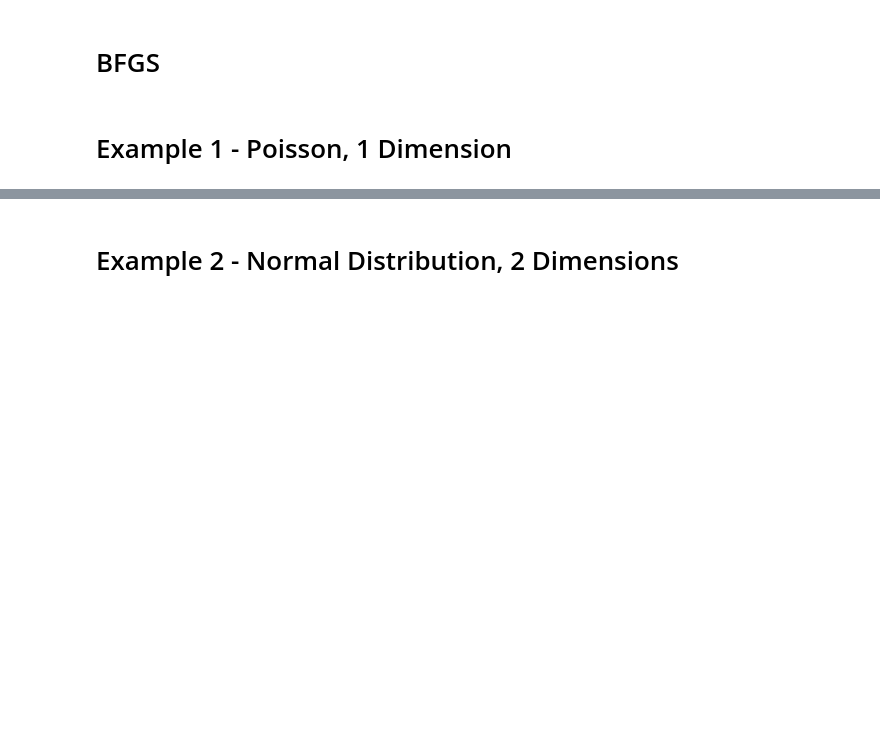
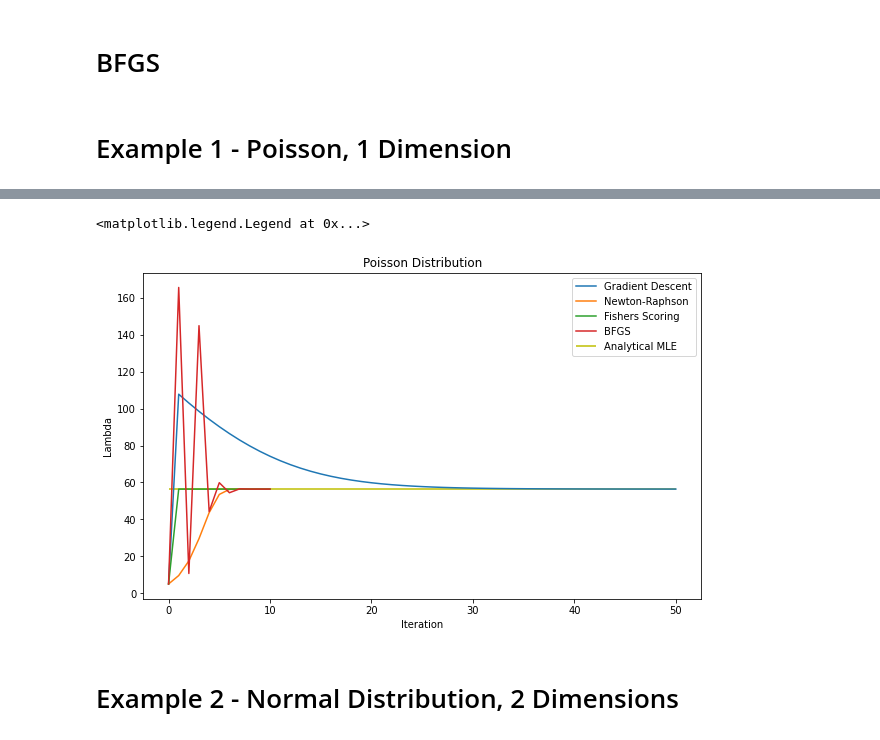
Before and after one commit to EricTay1997/MLE, a Jupyter notebook: Algorithms.ipynb, the cells around one changed output, grey strips where cells are left out. Drawn from its saved outputs; the diff is of its cells as text; code cells hidden in the pictures; blank space fills up the shorter version.

Commit message:
Added figures cleaned up code

```diff
--- a/Algorithms.ipynb
+++ b/Algorithms.ipynb
@@ -92,6 +93,7 @@ def inverse_info1(theta, data):
 # %%
 theta0 = np.array([[5]])
 # %%
-%%timeit
-gd(theta0, grad1, 1/len(data), data, max_iter = 100).flatten()
+%%time
+thetas0 = gd(theta0, grad1, 10/len(data), data, max_iter = 50).flatten()
+thetas0
 # %% [output]
@@ -132,4 +115,5 @@ array([  5.        , 107.796     , 103.02791955,  98.50196972,
 # %%
-%%timeit
-nr(theta0, grad1, data, inverse_hessian1, max_iter=10).flatten()
+%%time
+thetas1 = nr(theta0, grad1, data, inverse_hessian1, max_iter=10).flatten()
+thetas1
 # %% [output]
@@ -139,4 +125,5 @@ array([ 5.        ,  9.55672187, 17.49404353, 29.56162586, 43.6282036 ,
 # %%
-%%timeit
-fisher(theta0, grad1, data, inverse_info1, max_iter=10).flatten()
+%%time
+thetas2 = fisher(theta0, grad1, data, inverse_info1, max_iter=10).flatten()
+thetas2
 # %% [output]
@@ -145,4 +134,5 @@ array([ 5.   , 56.398, 56.398, 56.398, 56.398, 56.398, 56.398, 56.398,
 # %%
-%%timeit
-bfgs(neg_l1, theta0, neg_grad1, data).flatten()
+%%time
+thetas3 = bfgs(neg_l1, theta0, neg_grad1, data).flatten()
+thetas3
 # %% [output]
@@ -152,3 +144,17 @@ array([  5.        , 165.61875   ,  10.69020643, 144.91602358,
+# %%
+plt.figure(figsize= (10,6))
+plt.plot(list(range(len(thetas0))), thetas0, label = "Gradient Descent")
+plt.plot(list(range(len(thetas1))), thetas1, label = "Newton-Raphson")
+plt.plot(list(range(len(thetas2))), thetas2, label = "Fishers Scoring")
+plt.plot(list(range(len(thetas3))), thetas3, label = "BFGS")
+plt.hlines(np.mean(data), xmin = 0, xmax = 50, label = "Analytical MLE", color = "y")
+plt.xlabel("Iteration")
+plt.ylabel("Lambda")
+plt.title("Poisson Distribution")
+plt.legend();
+# %% [output]
+<matplotlib.legend.Legend at 0x...>
+[figure, added]
 # %% [markdown]
 # Example 2 - Normal Distribution, 2 Dimensions
 # %%
```
Also changed, not shown: parts of 30 cells of this notebook, 1 other file.
